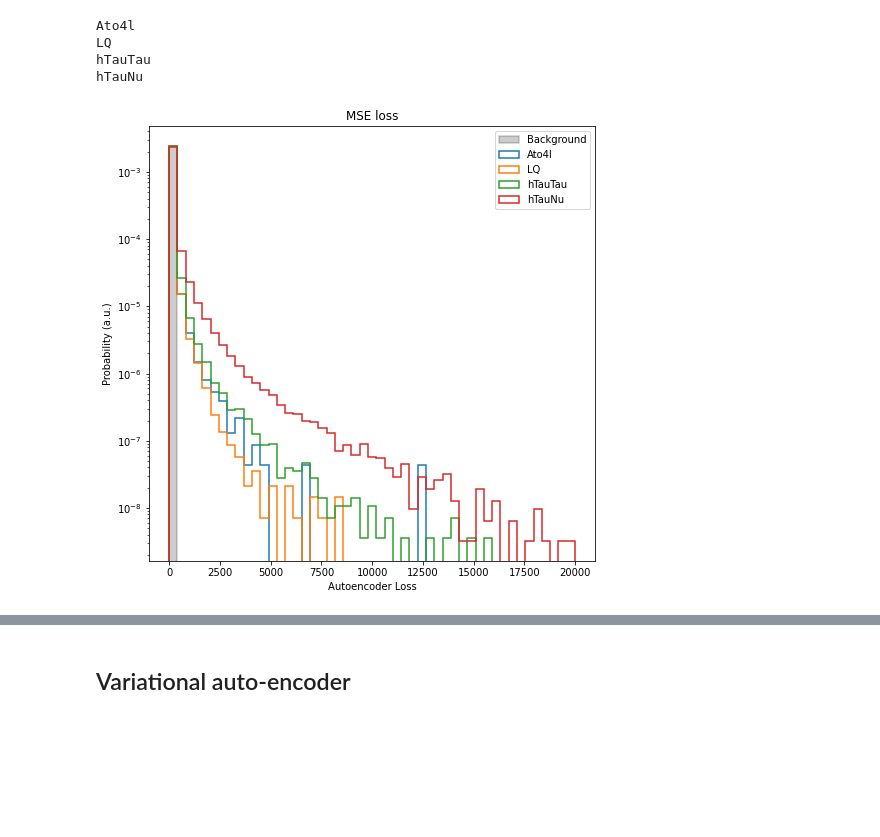
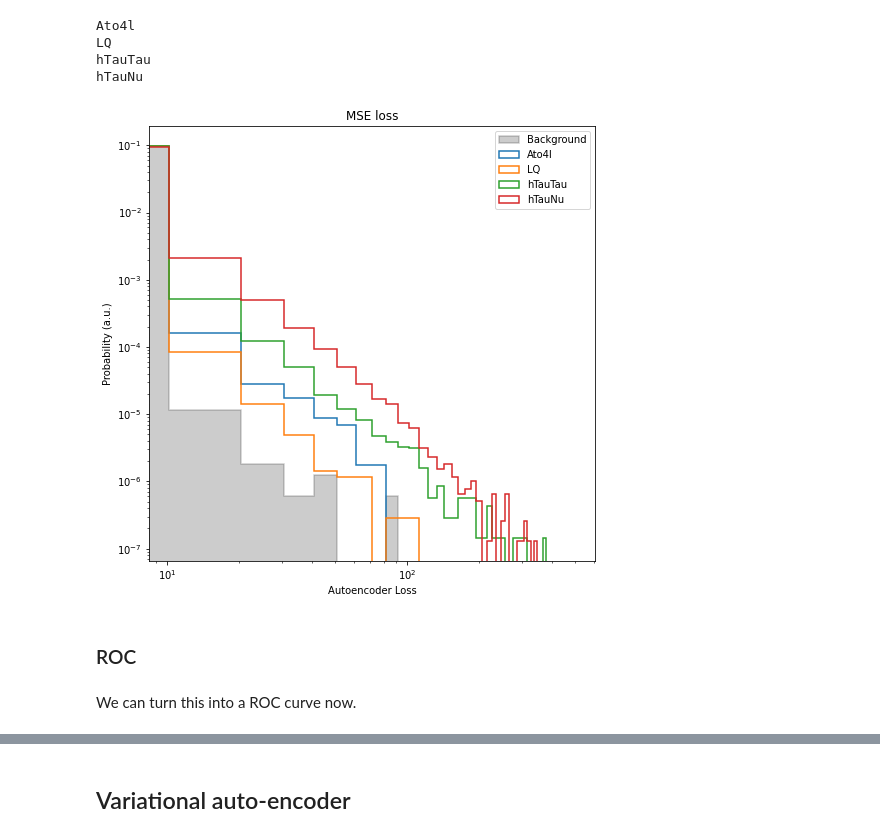
Before and after one commit to inesochoa/lisbon-ml-school, a Jupyter notebook: exercise_4.ipynb, the cells around one changed output, grey strips where cells are left out. Drawn from its saved outputs; the diff is of its cells as text; code cells hidden in the pictures; blank space fills up the shorter version.

```diff
--- a/exercise_4.ipynb
+++ b/exercise_4.ipynb
@@ -465,10 +452,10 @@ hTauNu
 # Let's quickly save these:
 with h5py.File(os.environ["DATAPATH"] + "/results_AE.h5", 'w') as file:
     file.create_dataset('BKG_input', data=X_test_std)
-    file.create_dataset('BKG_predicted', data = bkg_prediction.cpu())
+    file.create_dataset('BKG_predicted', data = bkg_prediction)
     for i, sig in enumerate(signal_predictions):
       file.create_dataset('%s_input'%signals[i], data=signal_data_std[i])
-      file.create_dataset('%s_predicted'%signals[i], data=sig.cpu())
+      file.create_dataset('%s_predicted'%signals[i], data=sig)
 print("Results saved.")
 # %% [output]
 Results saved.
@@ -518,35 +505,42 @@ plt.show()
 # %% [markdown]
 The MSE which defines the loss is also a good 1D metric to quantify the agreement between input and output:
-# %%
-def mse_loss_func(in_f, out_f):
-    return torch.mean(F.mse_loss(in_f, out_f, reduction="none"),dim=1)
+# %%
+def mse_loss_func(in_f, out_f):
+    # I want MSE per event
+    sqrdiff = np.square(np.subtract(in_f, out_f))
+    return np.mean(sqrdiff,axis=1)
 # %%
 # compute loss value (true, predicted)
 total_loss = []
 # bkg
-total_loss.append(mse_loss_func(torch.tensor(X_test_std).cpu(), bkg_prediction.cpu()))
+total_loss.append(mse_loss_func(X_test_std, bkg_prediction))
 # signals
 for i,sig_name in enumerate(signals):
     print(sig_name)
-    total_loss.append(mse_loss_func(torch.tensor(signal_data_std[i]).cpu(), signal_predictions[i].cpu()))
+    total_loss.append(mse_loss_func(signal_data_std[i], signal_predictions[i]))
 # %% [output]
 Ato4l
 LQ
 hTauTau
 hTauNu
 # %%
-mse_binning = np.linspace(0,20000,50)
+mse_binning = np.linspace(0,500,50)
 plt.figure(figsize=(8,8))
 #bkg
-plt.hist(total_loss[0].numpy(), bins=mse_binning, label="Background", color="black", density = True, histtype='step', fill=True, alpha=0.2, linewidth=1.5)
+plt.hist(total_loss[0], bins=mse_binning, label="Background", color="black", density = True, histtype='step', fill=True, alpha=0.2, linewidth=1.5)
 #signals
 for i, label in enumerate(signals):
-    plt.hist(total_loss[i+1].numpy(), bins=mse_binning, label=label, density = True, histtype='step', fill=False, linewidth=1.5)
+    plt.hist(total_loss[i+1], bins=mse_binning, label=label, density = True, histtype='step', fill=False, linewidth=1.5)
 plt.yscale('log')
 plt.xlabel("Autoencoder Loss")
 plt.ylabel("Probability (a.u.)")
 plt.title('MSE loss')
 plt.legend(loc='best')
+plt.xscale("log")
 plt.show()
 # %% [output]
-[figure, old version]
+[figure, new version]
+# %% [markdown]
+### ROC
+# %% [markdown]
+We can turn this into a ROC curve now.
```
Also changed, not shown: parts of 42 cells of this notebook.
